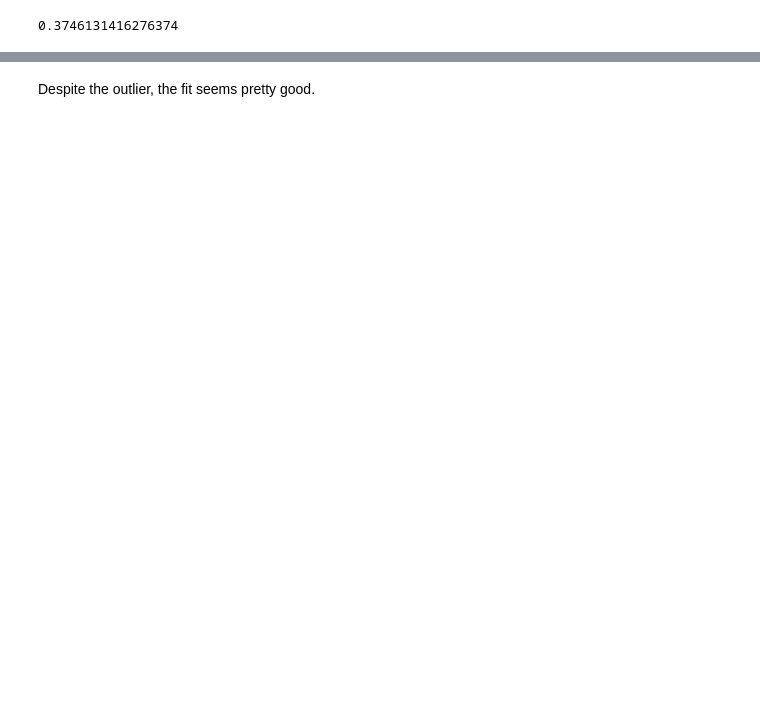
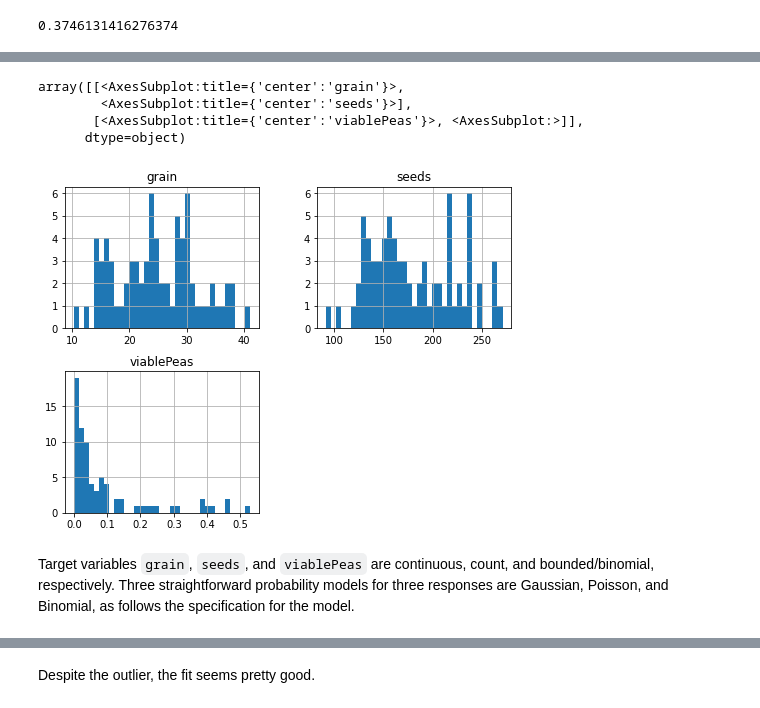
Before and after one commit to jeancmaia/mcglm, a Jupyter notebook: nbks/qualification_examples.ipynb, the cells around one changed output, grey strips where cells are left out. Saved outputs shown, nothing was run; the diff lists cells and outputs as text; code cells hidden in the pictures; blank space fills up the shorter version.

```diff
--- a/nbks/qualification_examples.ipynb
+++ b/nbks/qualification_examples.ipynb
@@ -143,0 +196,4 @@ Text(0, 0.5, 'pearson residue')
+# %%
+soya = pd.read_csv('fourth_simulation/soya.csv', dtype={'block': 'str', 'water':'str', 'pot':'str'})
+
+soya['viablegrain'] = soya['viablepeas'] / soya['totalpeas']
@@ -144 +215,18 @@ Text(0, 0.5, 'pearson residue')
+# %%
+# percentual of peas.
+soya['viablePeas'] = soya['viablepeas'] / soya['totalpeas']
+
+# Design matrix.
+X = dmatrix('~ block + water * pot', soya, return_type="dataframe")
+# %%
+# histogram of target variables.
+soya[['grain', 'seeds', 'viablePeas']].hist(bins=35, figsize=(8, 6))
+# %% [output]
+array([[<AxesSubplot:title={'center':'grain'}>,
+        <AxesSubplot:title={'center':'seeds'}>],
+       [<AxesSubplot:title={'center':'viablePeas'}>, <AxesSubplot:>]],
+      dtype=object)
+[figure, added]
+# %% [markdown]
+Target variables `grain`, `seeds`, and `viablePeas` are continuous, count, and bounded/binomial, respectively. Three straightforward probability models for three responses are Gaussian, Poisson, and Binomial, as follows the specification for the model.
 # %%
```
Also changed, not shown: parts of 44 cells of this notebook, 1 other file.
